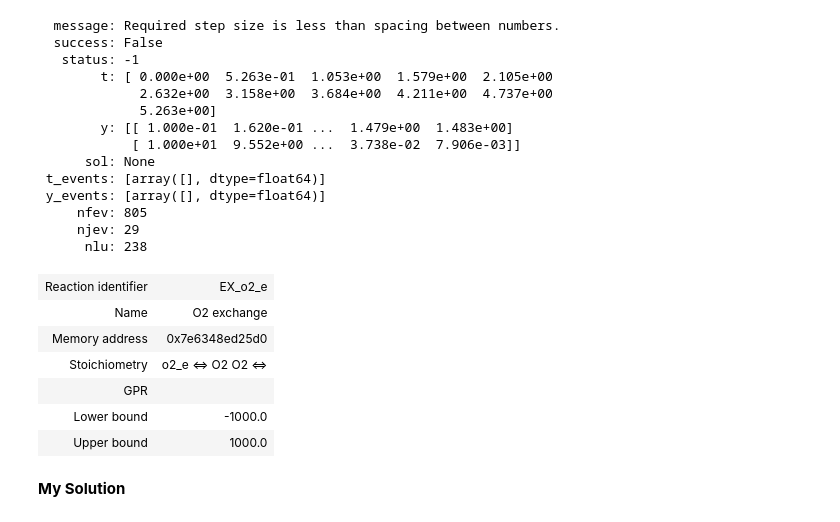
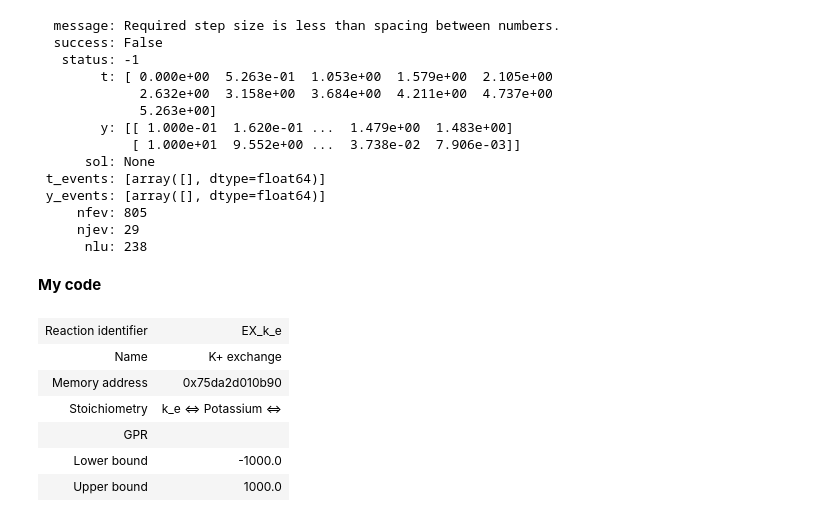
Before and after one commit to BondonMickael/M_xanthus-E_coli-Predation, a Jupyter notebook: notebooks/compart_model.ipynb, the cells around one changed output. Cells and saved outputs as stored; diff of their text form; code cells hidden in the pictures.

```diff
--- a/notebooks/compart_model.ipynb
+++ b/notebooks/compart_model.ipynb
@@ -133,20 +148,20 @@ sol
      nfev: 805
      njev: 29
       nlu: 238
-# %%
-E_coli.reactions.EX_ac_e #not used in model
-E_coli.reactions.EX_etoh_e #not used in model
-E_coli.reactions.EX_o2_e
-# %% [output]
-| Reaction identifier | EX_o2_e |
-| Name | O2 exchange |
-| Memory address | 0x7e6348ed25d0 |
-| Stoichiometry | o2_e <=> O2 O2 <=> |
-| GPR |  |
-| Lower bound | -1000.0 |
-| Upper bound | 1000.0 |
 # %% [markdown]
-**My Solution**
+**My code**
+# %%
+E_coli.reactions.EX_ac_e  # not used in model
+E_coli.reactions.EX_etoh_e  # not used in model
+E_coli.reactions.EX_for_e  # not used in model
+# %% [output]
+| Reaction identifier | EX_k_e |
+| Name | K+ exchange |
+| Memory address | 0x75da2d010b90 |
+| Stoichiometry | k_e <=> Potassium <=> |
+| GPR |  |
+| Lower bound | -1000.0 |
+| Upper bound | 1000.0 |
 # %%
 t = 0
 tf = 50
```
Also changed, not shown: parts of 9 cells of this notebook, 1 other file.
